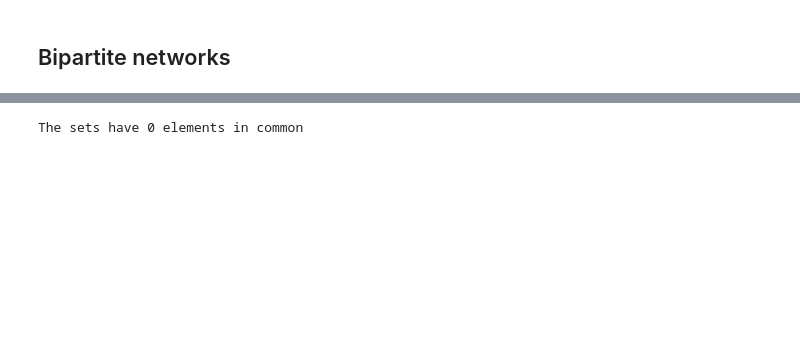
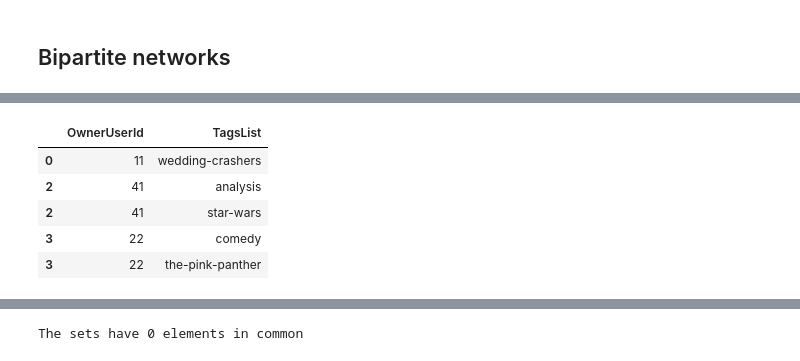
Before and after one commit to berniehogan/fsstds, a Jupyter notebook: chapters/Ch.13.NetworkAnalysis.ipynb, the cells around one changed output, grey strips where cells are left out. Cells and saved outputs as stored; diff of their text form; code cells hidden in the pictures; blank space fills up the shorter version.

```diff
--- a/chapters/Ch.13.NetworkAnalysis.ipynb
+++ b/chapters/Ch.13.NetworkAnalysis.ipynb
@@ -313,8 +381,15 @@ stack_df[question_mask][["OwnerUserId","ListTags"]].head()
 # %%
-tags_df = (stack_df[question_mask][["OwnerUserId","ListTags"]]
-           .explode("ListTags").dropna())
+tags_df = (stack_df[question_mask][["OwnerUserId","TagsList"]]
+           .explode("TagsList").dropna())
 
 display(tags_df.head())
+# %% [output]
+|  | OwnerUserId | TagsList |
+| 0 | 11 | wedding-crashers |
+| 2 | 41 | analysis |
+| 2 | 41 | star-wars |
+| 3 | 22 | comedy |
+| 3 | 22 | the-pink-panther |
 # %%
 print(tags_df.shape)
 # %% [output]
```
Also changed, not shown: parts of 30 cells of this notebook, 1 other file.
